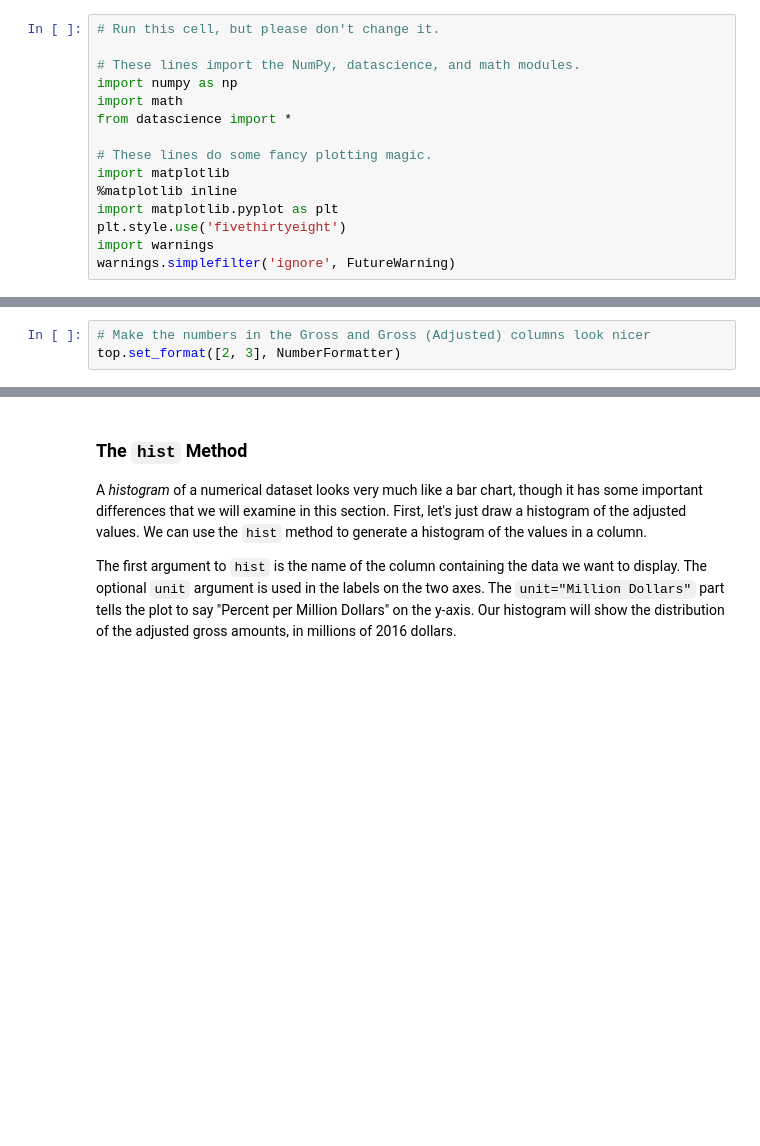
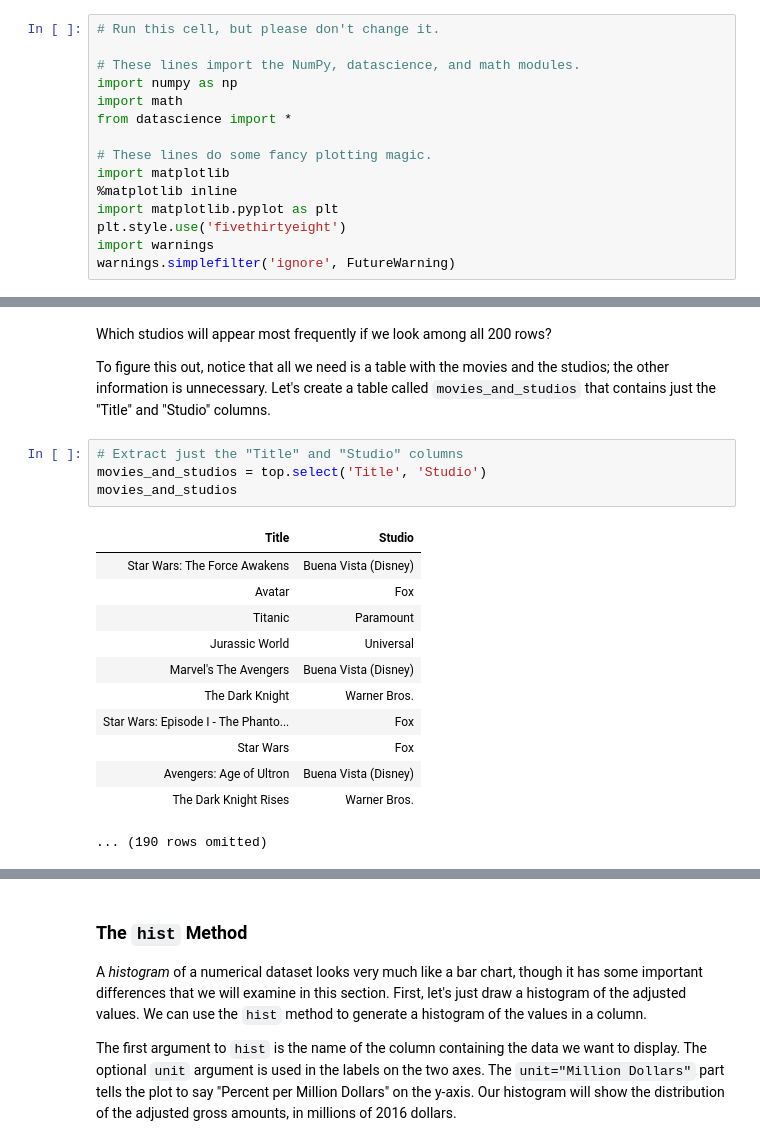
Before and after one commit to data-8/summer, a Jupyter notebook: su17/labs/lab01/lab01.ipynb, the cells around one changed output, grey strips where cells are left out. Cells and saved outputs as stored; diff of their text form; blank space fills up the shorter version.

```diff
--- a/su17/labs/lab01/lab01.ipynb
+++ b/su17/labs/lab01/lab01.ipynb
@@ -355,3 +370,21 @@ top
-# %%
-# Make the numbers in the Gross and Gross (Adjusted) columns look nicer
-top.set_format([2, 3], NumberFormatter)
+# %% [markdown]
+Which studios will appear most frequently if we look among all 200 rows?
+
+To figure this out, notice that all we need is a table with the movies and the studios; the other information is unnecessary. Let's create a table called `movies_and_studios` that contains just the "Title" and "Studio" columns.
+# %%
+# Extract just the "Title" and "Studio" columns
+movies_and_studios = top.select('Title', 'Studio')
+movies_and_studios
+# %% [output]
+| Title | Studio |
+| Star Wars: The Force Awakens | Buena Vista (Disney) |
+| Avatar | Fox |
+| Titanic | Paramount |
+| Jurassic World | Universal |
+| Marvel's The Avengers | Buena Vista (Disney) |
+| The Dark Knight | Warner Bros. |
+| Star Wars: Episode I - The Phanto... | Fox |
+| Star Wars | Fox |
+| Avengers: Age of Ultron | Buena Vista (Disney) |
+| The Dark Knight Rises | Warner Bros. |
+... (190 rows omitted)
```
Also changed, not shown: parts of 15 cells of this notebook.
